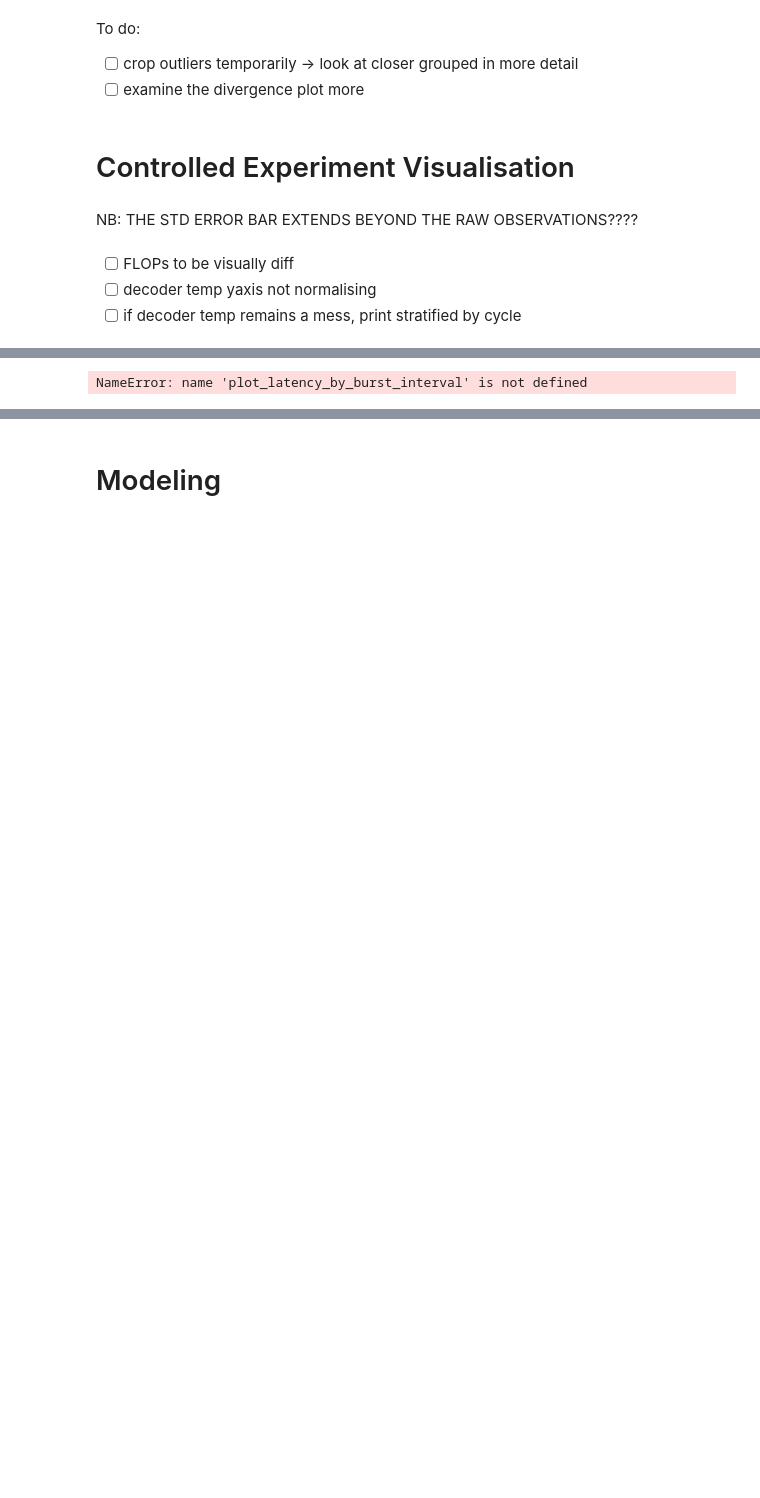
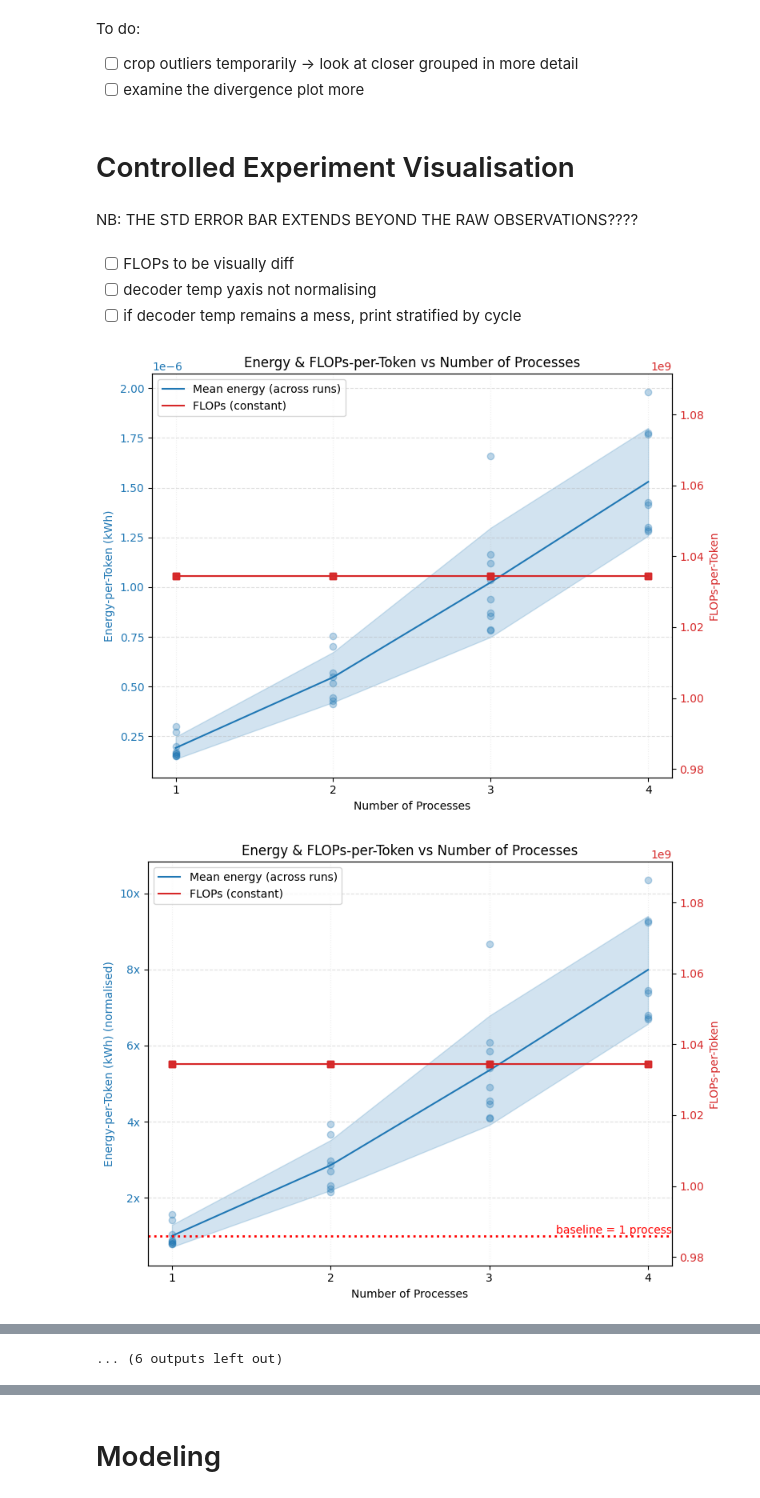
Before and after one commit to henrycgbaker/thesis_analysis, a Jupyter notebook: analysis_controlled_exp_multiple_runs.ipynb, the cells around one changed output, grey strips where cells are left out. Cells and saved outputs as stored; diff of their text form; code cells hidden in the pictures; blank space fills up the shorter version.

Commit message:
plotting

```diff
--- a/analysis_controlled_exp_multiple_runs.ipynb
+++ b/analysis_controlled_exp_multiple_runs.ipynb
@@ -77,29 +94,24 @@ NB: THE STD ERROR BAR EXTENDS BEYOND THE RAW OBSERVATIONS????
 # %%
 import numpy as np
 
 import importlib
 import scripts.c_controlled_exp_visualisations as viz
 importlib.reload(viz)
 
 from scripts.c_controlled_exp_visualisations import (
     plot_num_processes,
     plot_batching,
     plot_precision,
     plot_decoder_temperature,
     plot_decoder_topk_top_p,
     plot_latency_by_burst_interval,
-    plot_latency_by_burst_size
+    plot_latency_by_burst_size,
     plot_all_vizs,
 )
 
 configs = ['num_processes', 'batching','precis', 'decoding', 'latency']
 dfs = {config: df[df['config_name'].str.startswith(config)] for config in configs}
-
-plot_latency_by_burst_interval(dfs)
-plot_latency_by_burst_interval(dfs, normalise_axes=['ax1'])
-plot_latency_by_burst_interval(dfs, normalise_axes=['ax1'], plot_band=False, plot_raw=False)
-
-plot_latency_by_burst_size(dfs)
-plot_latency_by_burst_size(dfs, normalise_axes=['ax1'])
-plot_latency_by_burst_size(dfs, normalise_axes=['ax1'], plot_band=False, plot_raw=False)
+plot_all_vizs(dfs)
 # %% [output]
+[figure, added]
+[figure, added]
@@ -106 +128 @@ plot_latency_by_burst_size(dfs, normalise_axes=['ax1'], plot_band=False, plot_ra
-NameError: name 'plot_latency_by_burst_interval' is not defined
+... (6 outputs left out)
```
Also changed, not shown: parts of 10 cells of this notebook, 2 other files.
